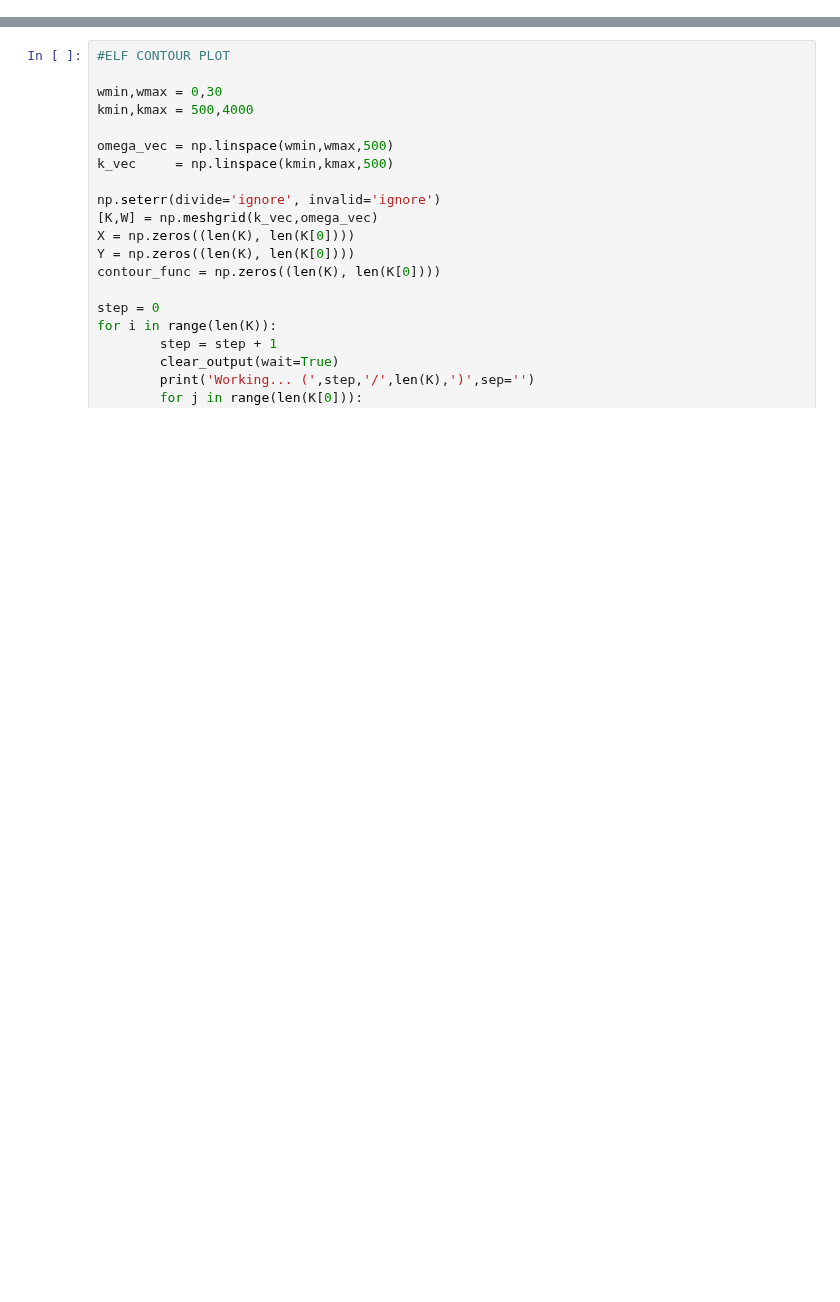
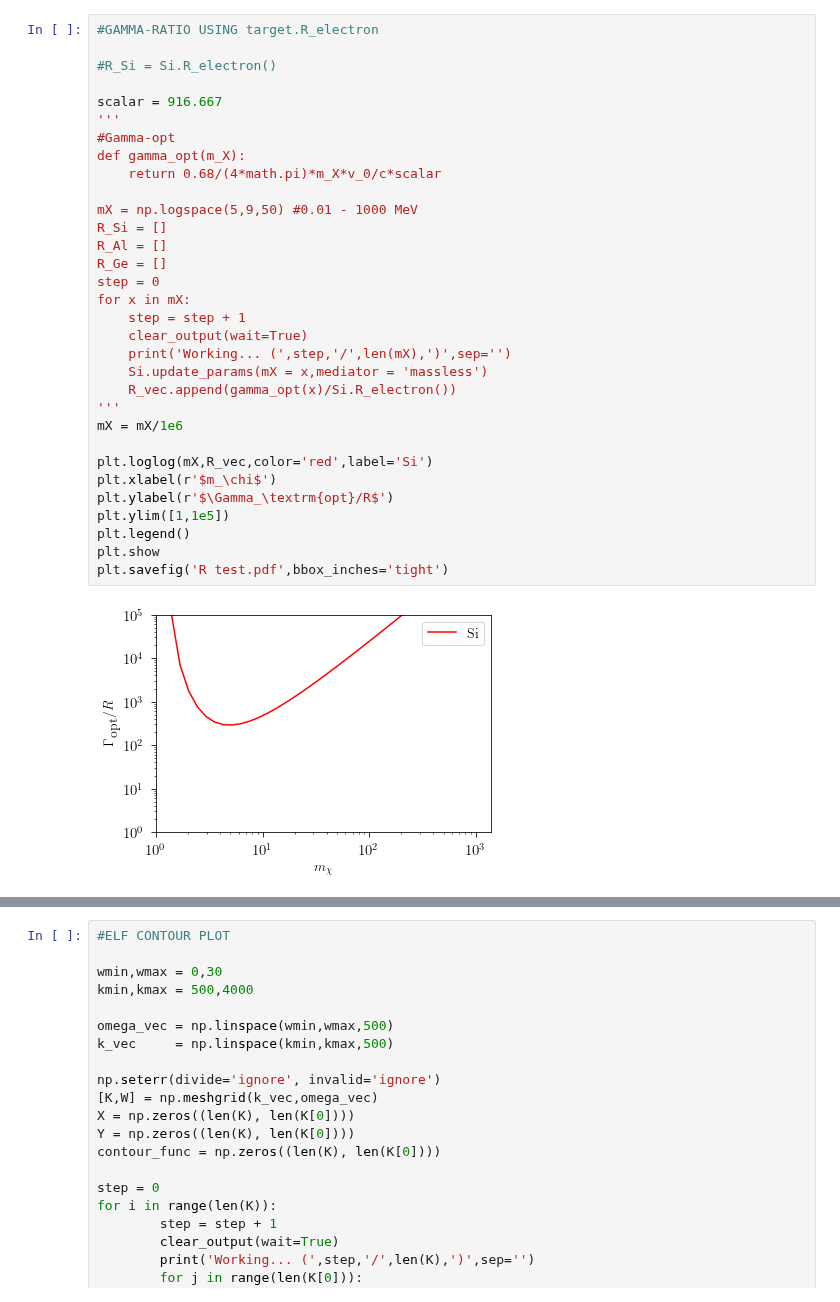
Before and after one commit to QU35T5/DarkELF, a Jupyter notebook: examples/gamma_ratio.ipynb, the cells around one changed output, grey strips where cells are left out. Cells and saved outputs as stored; diff of their text form; blank space fills up the shorter version.

Commit message:
working plot

```diff
--- a/examples/gamma_ratio.ipynb
+++ b/examples/gamma_ratio.ipynb
@@ -134,3 +141,37 @@ plt.grid()
+# %%
+#GAMMA-RATIO USING target.R_electron
+
+#R_Si = Si.R_electron()
+
+scalar = 916.667
+'''
+#Gamma-opt
+def gamma_opt(m_X):
+    return 0.68/(4*math.pi)*m_X*v_0/c*scalar
+
+mX = np.logspace(5,9,50) #0.01 - 1000 MeV
+R_Si = []
+R_Al = []
+R_Ge = []
+step = 0
+for x in mX:
+    step = step + 1
+    clear_output(wait=True)
+    print('Working... (',step,'/',len(mX),')',sep='')
+    Si.update_params(mX = x,mediator = 'massless')
+    R_vec.append(gamma_opt(x)/Si.R_electron())
+'''
+mX = mX/1e6
+
+plt.loglog(mX,R_vec,color='red',label='Si')
+plt.xlabel(r'$m_\chi$')
+plt.ylabel(r'$\Gamma_\textrm{opt}/R$')
+plt.ylim([1,1e5])
+plt.legend()
+plt.show
+plt.savefig('R test.pdf',bbox_inches='tight')
+# %% [output]
+[figure, added]
 # %%
 #GAMMA-RAITO - SINGLE MATERIAL
 
```
Also changed, not shown: parts of 4 cells of this notebook.
